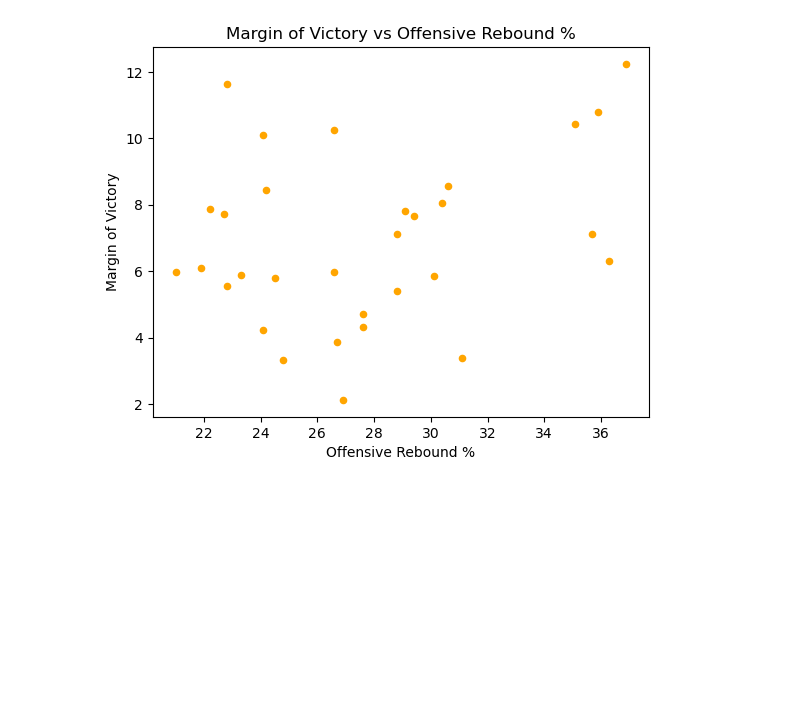
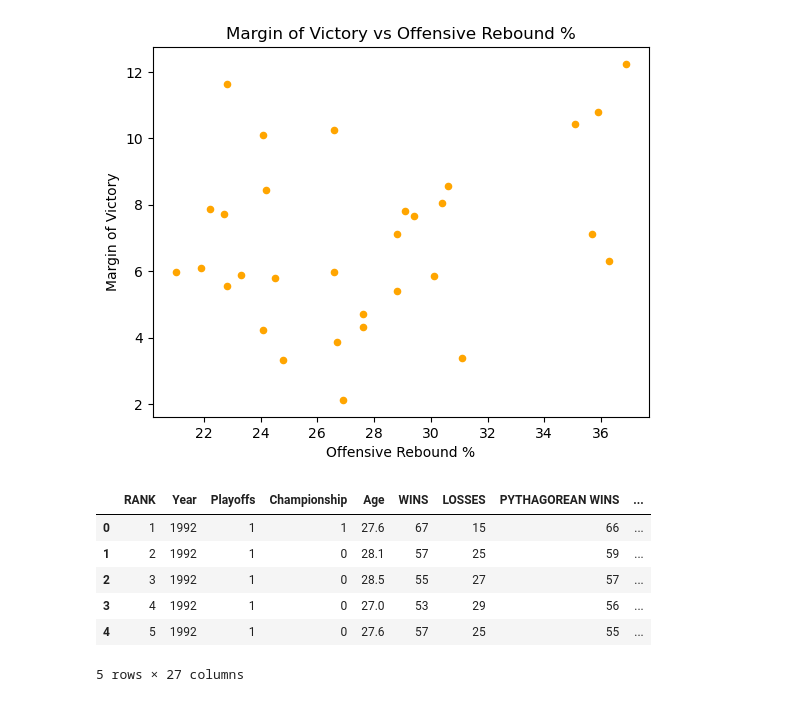
Before and after one commit to jrios46/Project2-MBA-Playoffs, a Jupyter notebook: Statistics.ipynb, the cells around one changed output. Cells and saved outputs as stored; diff of their text form; code cells hidden in the pictures; blank space fills up the shorter version.

```diff
--- a/Statistics.ipynb
+++ b/Statistics.ipynb
@@ -255,3 +254,14 @@ plt.title('Margin of Victory vs Offensive Rebound %')
 # %% [output]
 Text(0.5, 1.0, 'Margin of Victory vs Offensive Rebound %')
 [figure]
+# %%
+df_renamed.drop(df_renamed.columns[2], axis=1, inplace=True)
+df_renamed.head()
+# %% [output]
+|  | RANK | Year | Playoffs | Championship | Age | WINS | LOSSES | PYTHAGOREAN WINS | ... |
+| 0 | 1 | 1992 | 1 | 1 | 27.6 | 67 | 15 | 66 | ... |
+| 1 | 2 | 1992 | 1 | 0 | 28.1 | 57 | 25 | 59 | ... |
+| 2 | 3 | 1992 | 1 | 0 | 28.5 | 55 | 27 | 57 | ... |
+| 3 | 4 | 1992 | 1 | 0 | 27.0 | 53 | 29 | 56 | ... |
+| 4 | 5 | 1992 | 1 | 0 | 27.6 | 57 | 25 | 55 | ... |
+5 rows × 27 columns
```
Also changed, not shown: parts of 22 cells of this notebook, 1 other file.
